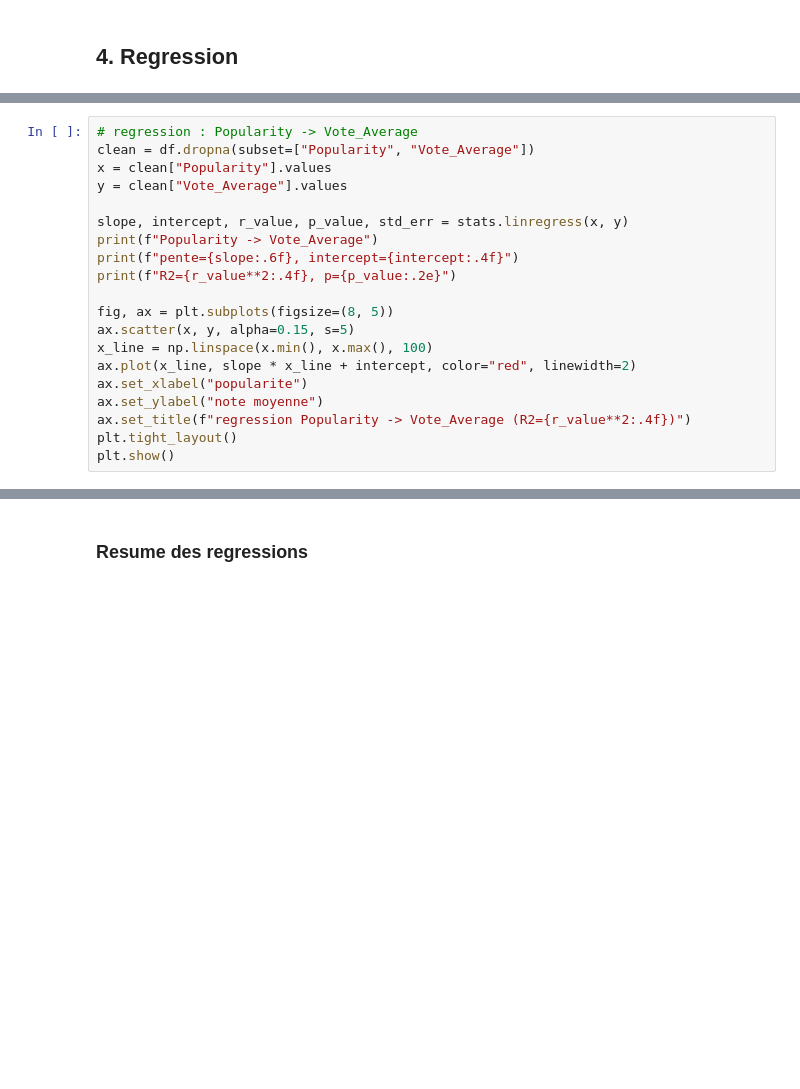
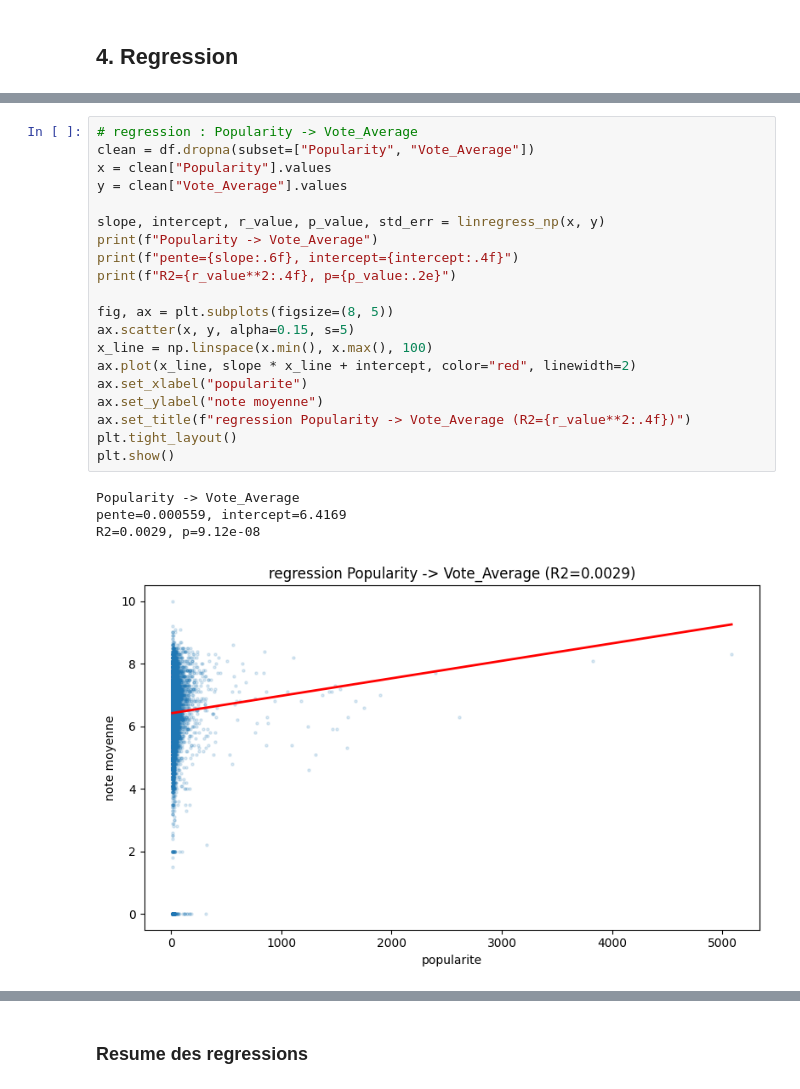
Before and after one commit to Dylan801/8PRO408, a Jupyter notebook: notebook.ipynb, the cells around one changed output, grey strips where cells are left out. Drawn from its saved outputs; the diff is of its cells as text; blank space fills up the shorter version.

```diff
--- a/notebook.ipynb
+++ b/notebook.ipynb
@@ -186,23 +279,28 @@ plt.show()
 # %%
 # regression : Popularity -> Vote_Average
 clean = df.dropna(subset=["Popularity", "Vote_Average"])
 x = clean["Popularity"].values
 y = clean["Vote_Average"].values
 
-slope, intercept, r_value, p_value, std_err = stats.linregress(x, y)
+slope, intercept, r_value, p_value, std_err = linregress_np(x, y)
 print(f"Popularity -> Vote_Average")
 print(f"pente={slope:.6f}, intercept={intercept:.4f}")
 print(f"R2={r_value**2:.4f}, p={p_value:.2e}")
 
 fig, ax = plt.subplots(figsize=(8, 5))
 ax.scatter(x, y, alpha=0.15, s=5)
 x_line = np.linspace(x.min(), x.max(), 100)
 ax.plot(x_line, slope * x_line + intercept, color="red", linewidth=2)
 ax.set_xlabel("popularite")
 ax.set_ylabel("note moyenne")
 ax.set_title(f"regression Popularity -> Vote_Average (R2={r_value**2:.4f})")
 plt.tight_layout()
 plt.show()
+# %% [output]
+Popularity -> Vote_Average
+pente=0.000559, intercept=6.4169
+R2=0.0029, p=9.12e-08
+[figure, added]
 # %%
 # regression : year -> Vote_Average
 clean = df.dropna(subset=["year", "Vote_Average"])
```
Also changed, not shown: parts of 42 cells of this notebook, 2 other files.
